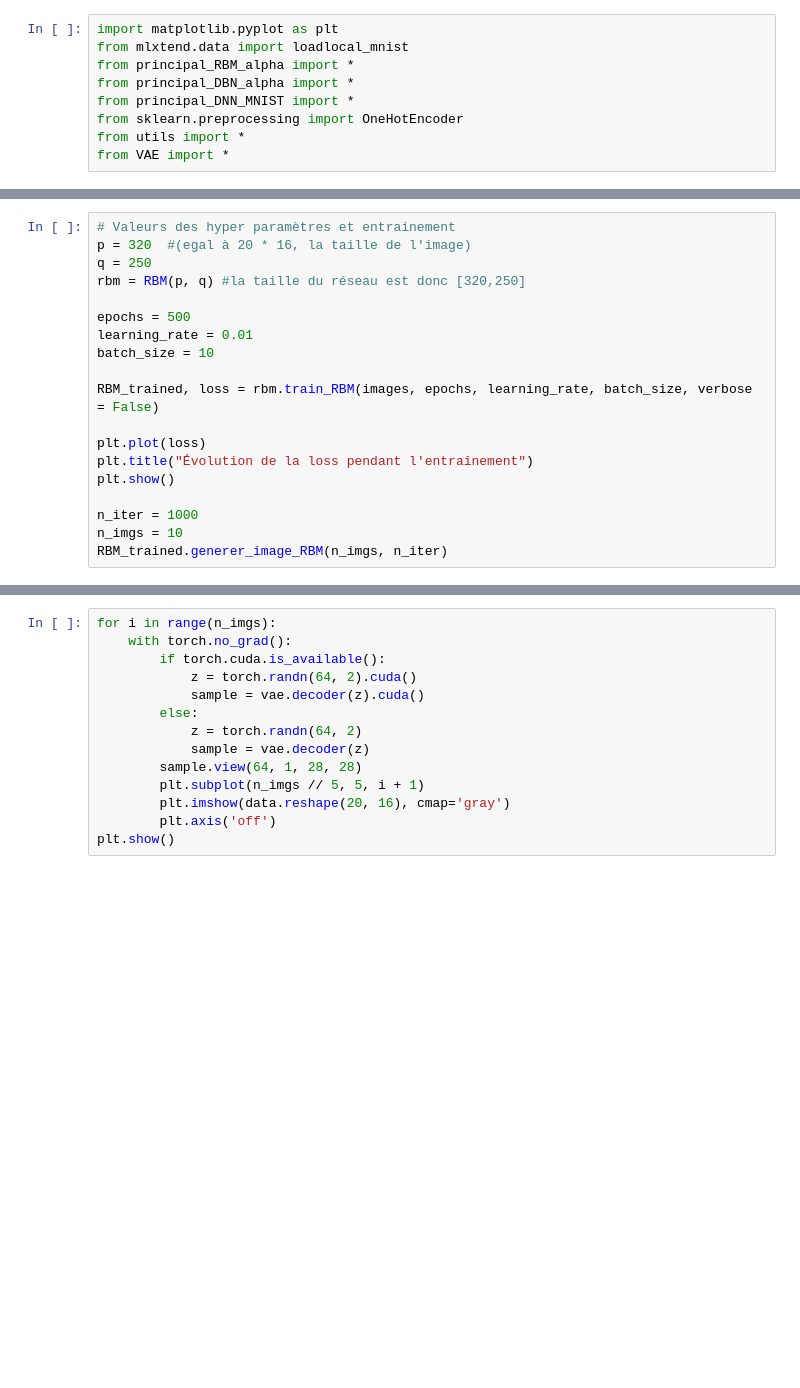
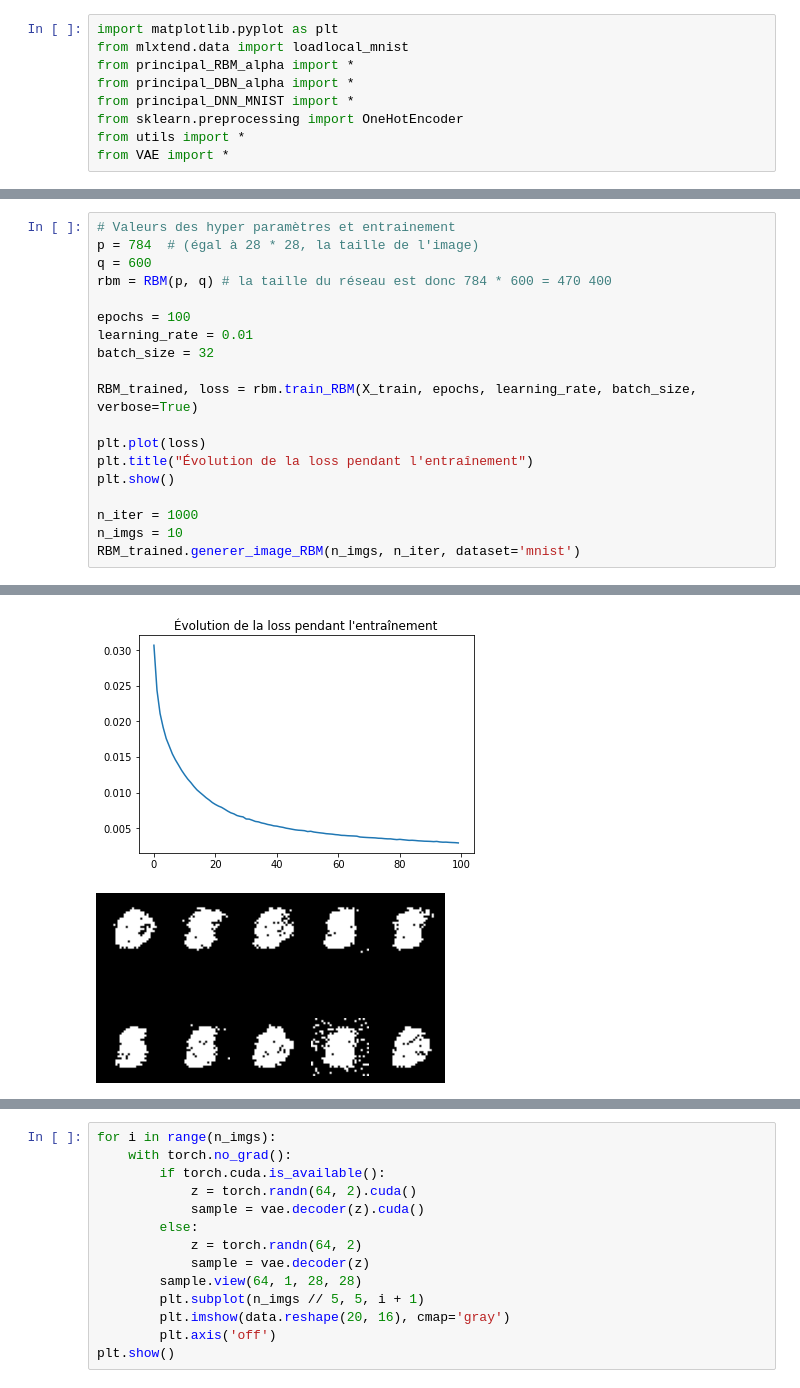
Before and after one commit to vdelale/Deep-Learning-II---Master-DS, a Jupyter notebook: Comparaison_generation_VAE.ipynb, the cells around one changed output, grey strips where cells are left out. Drawn from its saved outputs; the diff is of its cells as text; blank space fills up the shorter version.

```diff
--- a/Comparaison_generation_VAE.ipynb
+++ b/Comparaison_generation_VAE.ipynb
@@ -10,14 +25,14 @@ from VAE import *
 # %%
 # Valeurs des hyper paramètres et entrainement
-p = 320  #(egal à 20 * 16, la taille de l'image)
-q = 250
-rbm = RBM(p, q) #la taille du réseau est donc [320,250]
+p = 784  # (égal à 28 * 28, la taille de l'image)
+q = 600
+rbm = RBM(p, q) # la taille du réseau est donc 784 * 600 = 470 400
 
-epochs = 500
+epochs = 100
 learning_rate = 0.01
-batch_size = 10
+batch_size = 32
 
-RBM_trained, loss = rbm.train_RBM(images, epochs, learning_rate, batch_size, verbose = False)
+RBM_trained, loss = rbm.train_RBM(X_train, epochs, learning_rate, batch_size, verbose=True)
 
 plt.plot(loss)
 plt.title("Évolution de la loss pendant l'entraînement")
@@ -25,4 +40,5 @@ plt.show()
 
 n_iter = 1000
 n_imgs = 10
-RBM_trained.generer_image_RBM(n_imgs, n_iter)
+RBM_trained.generer_image_RBM(n_imgs, n_iter, dataset='mnist')
+# %% [output]
@@ -29 +51,3 @@ RBM_trained.generer_image_RBM(n_imgs, n_iter)
+[figure, added]
+[figure, added]
 # %%
```
Also changed, not shown: parts of 5 cells of this notebook, 4 other files.
